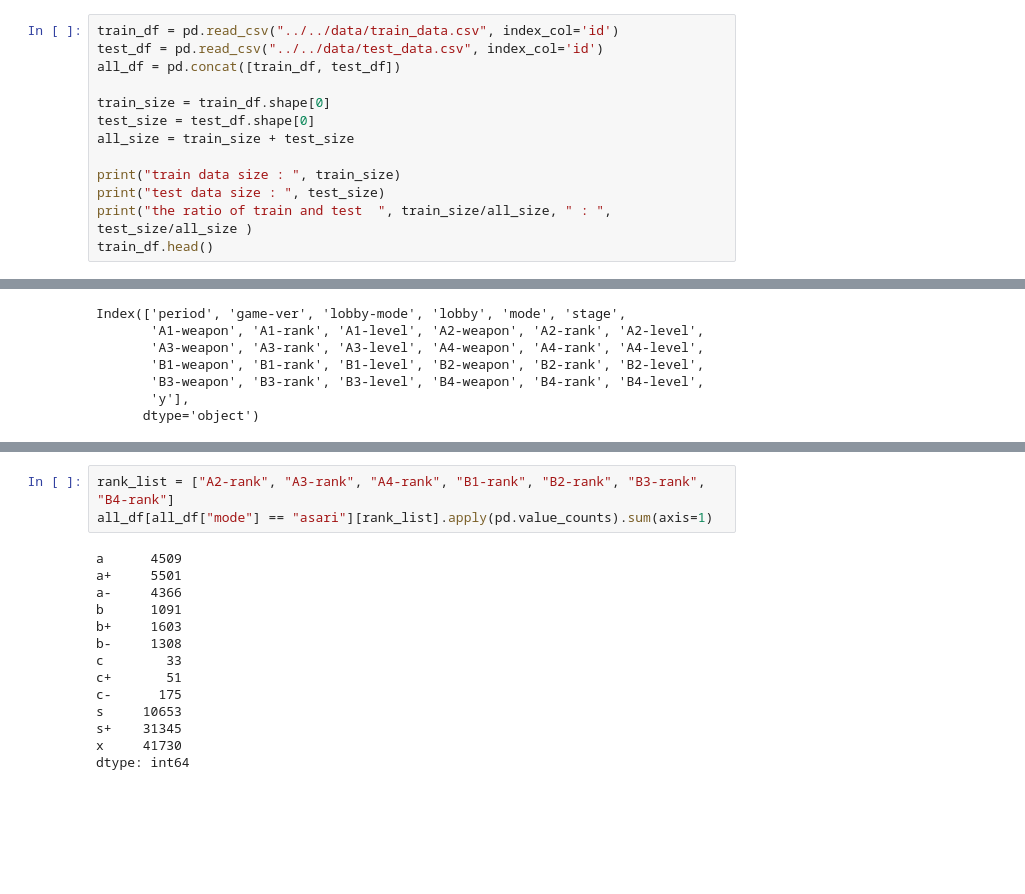
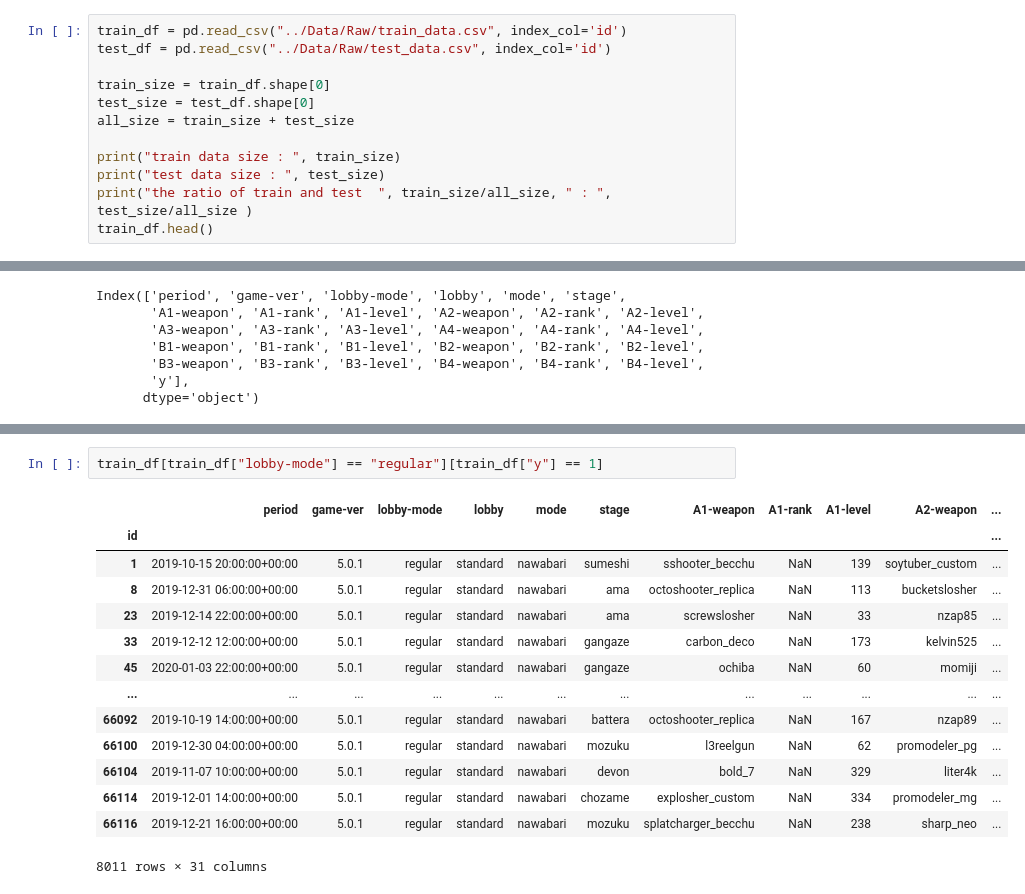
Before and after one commit to mitsuhiko-nozawa/ProbSpace-Splatoon-Competition, a Jupyter notebook: Nozawa/EDA/EDA.ipynb, the cells around one changed output, grey strips where cells are left out. Cells and saved outputs as stored; diff of their text form; blank space fills up the shorter version.

```diff
--- a/Nozawa/EDA/EDA.ipynb
+++ b/Nozawa/EDA/EDA.ipynb
@@ -10,7 +12,6 @@ EDA.ipynb
 # %%
-train_df = pd.read_csv("../../data/train_data.csv", index_col='id')
-test_df = pd.read_csv("../../data/test_data.csv", index_col='id')
-all_df = pd.concat([train_df, test_df])
+train_df = pd.read_csv("../Data/Raw/train_data.csv", index_col='id')
+test_df = pd.read_csv("../Data/Raw/test_data.csv", index_col='id')
 
 train_size = train_df.shape[0]
 test_size = test_df.shape[0]
@@ -211,17 +67,17 @@ all_df[all_df["mode"] == "nawabari"][level_list].apply(pd.value_counts).sum(axis
-# %%
-rank_list = ["A2-rank", "A3-rank", "A4-rank", "B1-rank", "B2-rank", "B3-rank", "B4-rank"]
-all_df[all_df["mode"] == "asari"][rank_list].apply(pd.value_counts).sum(axis=1)
-# %% [output]
-a      4509
-a+     5501
-a-     4366
-b      1091
-b+     1603
-b-     1308
-c        33
-c+       51
-c-      175
-s     10653
-s+    31345
-x     41730
-dtype: int64
+# %%
+train_df[train_df["lobby-mode"] == "regular"][train_df["y"] == 1]
+# %% [output]
+|  | period | game-ver | lobby-mode | lobby | mode | stage | A1-weapon | A1-rank | A1-level | A2-weapon | ... |
+| id |  |  |  |  |  |  |  |  |  |  | ... |
+| 1 | 2019-10-15 20:00:00+00:00 | 5.0.1 | regular | standard | nawabari | sumeshi | sshooter_becchu | NaN | 139 | soytuber_custom | ... |
+| 8 | 2019-12-31 06:00:00+00:00 | 5.0.1 | regular | standard | nawabari | ama | octoshooter_replica | NaN | 113 | bucketslosher | ... |
+| 23 | 2019-12-14 22:00:00+00:00 | 5.0.1 | regular | standard | nawabari | ama | screwslosher | NaN | 33 | nzap85 | ... |
+| 33 | 2019-12-12 12:00:00+00:00 | 5.0.1 | regular | standard | nawabari | gangaze | carbon_deco | NaN | 173 | kelvin525 | ... |
+| 45 | 2020-01-03 22:00:00+00:00 | 5.0.1 | regular | standard | nawabari | gangaze | ochiba | NaN | 60 | momiji | ... |
+| ... | ... | ... | ... | ... | ... | ... | ... | ... | ... | ... | ... |
+| 66092 | 2019-10-19 14:00:00+00:00 | 5.0.1 | regular | standard | nawabari | battera | octoshooter_replica | NaN | 167 | nzap89 | ... |
+| 66100 | 2019-12-30 04:00:00+00:00 | 5.0.1 | regular | standard | nawabari | mozuku | l3reelgun | NaN | 62 | promodeler_pg | ... |
+| 66104 | 2019-11-07 10:00:00+00:00 | 5.0.1 | regular | standard | nawabari | devon | bold_7 | NaN | 329 | liter4k | ... |
+| 66114 | 2019-12-01 14:00:00+00:00 | 5.0.1 | regular | standard | nawabari | chozame | explosher_custom | NaN | 334 | promodeler_mg | ... |
+| 66116 | 2019-12-21 16:00:00+00:00 | 5.0.1 | regular | standard | nawabari | mozuku | splatcharger_becchu | NaN | 238 | sharp_neo | ... |
+8011 rows × 31 columns
```
Also changed, not shown: parts of 14 cells of this notebook, 5 other files.
